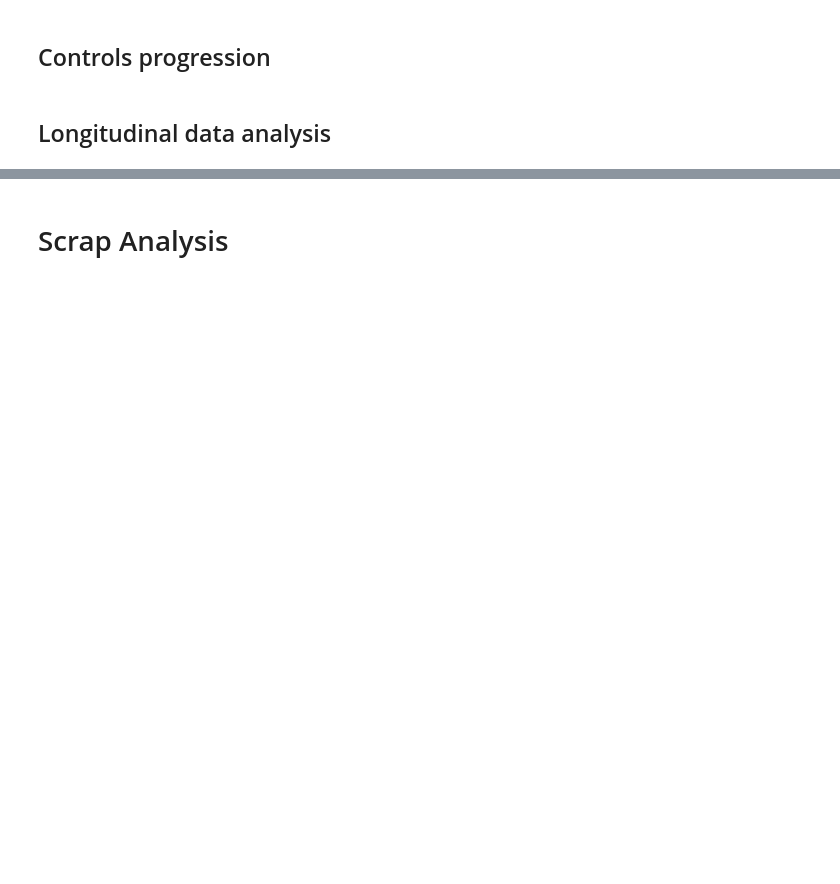
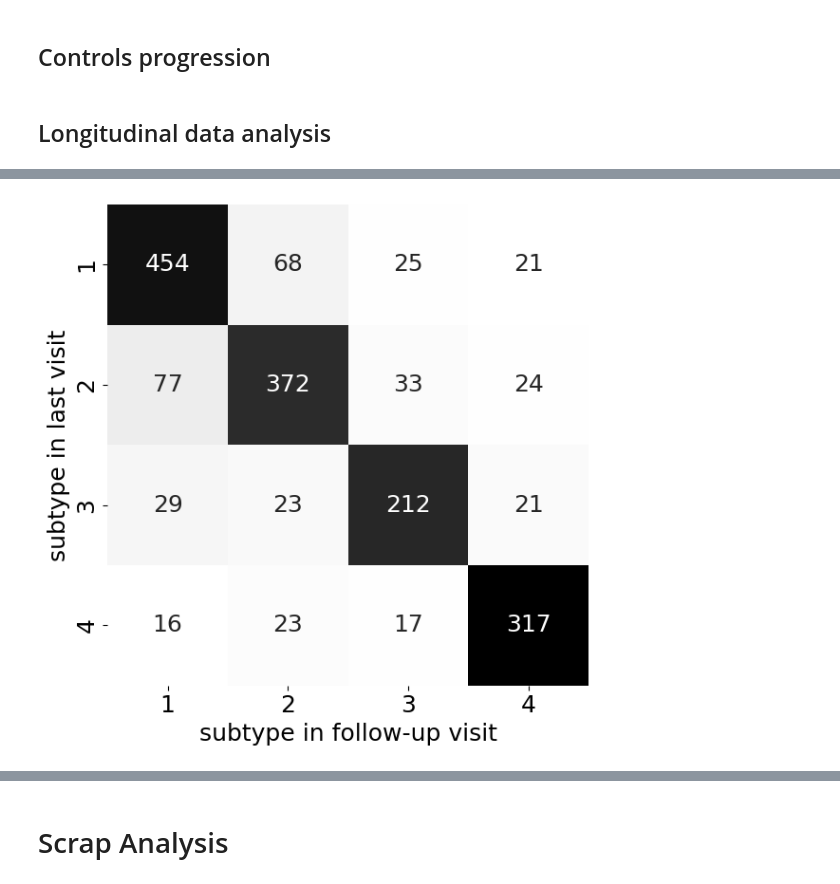
Before and after one commit to pathology-dynamics/s-SuStaIn, a Jupyter notebook: notebooks/s-SuStaIn-plotting.ipynb, the cells around one changed output, grey strips where cells are left out. Drawn from its saved outputs; the diff is of its cells as text; code cells hidden in the pictures; blank space fills up the shorter version.

```diff
--- a/notebooks/s-SuStaIn-plotting.ipynb
+++ b/notebooks/s-SuStaIn-plotting.ipynb
@@ -471,6 +500,8 @@ mci_ptid = df_mci["PTID"].tolist()
 # %%
 df_long_cnad = df_long[df_long["sid"].isin(cnad_ptid)]
 df_long_mci = df_long[df_long["sid"].isin(mci_ptid)]
+# %%
+k = 119
 # %%
 prob_mat_mci_long = mixture_model.get_prob_mat(df_long_mci.iloc[:,:k].values, mixture_models)
 L_no_mci_long = prob_mat_mci_long[:,:,0]
@@ -494,7 +525,7 @@ ml_stage_mci, \
 prob_ml_stage_mci, \
 prob_subtype_mci, \
 prob_stage_mci, \
-prob_subtype_stage_mci = sustain.subtype_and_stage_individuals(sustainData_mci_long, shape_seq, samples_sequence, samples_f, N_samples)
+prob_subtype_stage_mci,_ = sustain.subtype_and_stage_individuals(sustainData_mci_long, shape_seq, samples_sequence, samples_f, N_samples)
 # %%
 mci_long_subtype_stage = np.hstack([ml_subtype_mci, ml_stage_mci])
 # %%
@@ -533,12 +580,17 @@ for sub in mci_ptid:
     for _ in count_arr:
         count[_] += 1
 # %%
-fig, ax = plt.subplots(1,1, figsize=(5,5), sharex=True, sharey=True)
+fig, ax = plt.subplots(1,1, figsize=(6,6), sharex=True, sharey=True)
 count = count.astype(int)
-sns.heatmap(count/np.expand_dims(count.sum(axis=1),1), cmap="Greys", annot=count, fmt='', cbar=False, square=True, ax=ax, annot_kws={'fontsize':15})
-ax.set_ylabel("sEBM subtype in previous visit", fontsize=15)
-ax.set_xlabel("sEBM subtype in next visit", fontsize=15)
+sns.heatmap(count/np.expand_dims(count.sum(axis=1),1), cmap="Greys", annot=count, fmt='', cbar=False, square=True, ax=ax, annot_kws={'fontsize':18})
+ax.set_ylabel("subtype in last visit", fontsize=18)
+ax.set_xlabel("subtype in follow-up visit", fontsize=18)
+ax.set_xticklabels([1,2,3,4], fontsize=18)
+ax.set_yticklabels([1,2,3,4], fontsize=18)
 fig_name = "longitudinal_subtype_followup_visit.png"
 fig.savefig(os.path.join(save_path, fig_name), dpi=300, transparent=True)
+fig.tight_layout()
+# %% [output]
+[figure, added]
 # %%
 count.trace() , count.sum()
```
Also changed, not shown: parts of 22 cells of this notebook, 9 other files.
